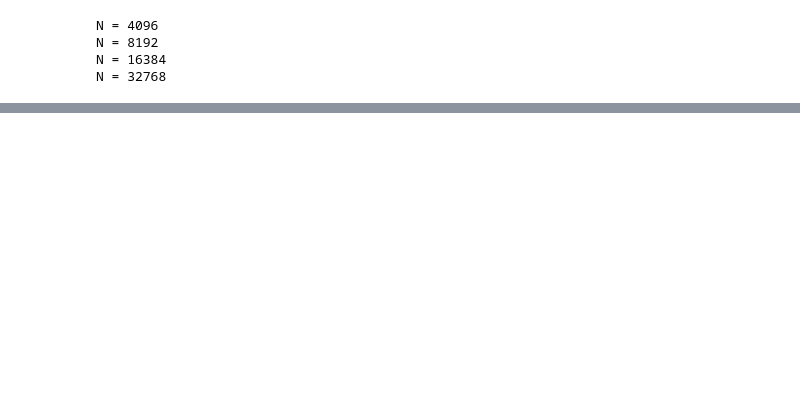
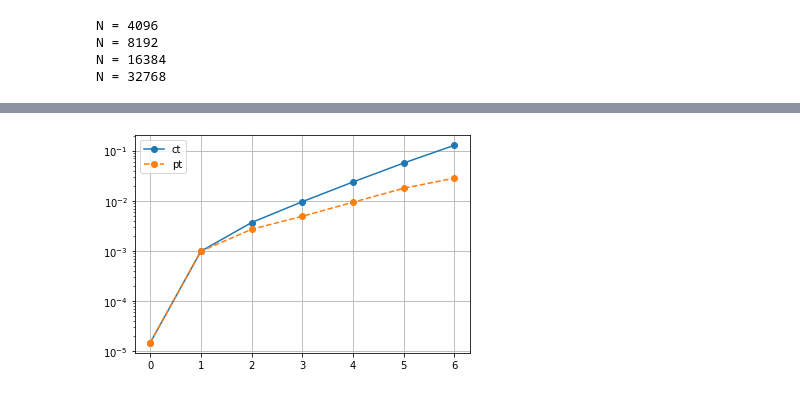
Before and after one commit to MartinNoc/SMiLe, a Jupyter notebook: demos/TenSEAL/noise_and_error.ipynb, the cells around one changed output, grey strips where cells are left out. Cells and saved outputs as stored; diff of their text form; code cells hidden in the pictures; blank space fills up the shorter version.

```diff
--- a/demos/TenSEAL/noise_and_error.ipynb
+++ b/demos/TenSEAL/noise_and_error.ipynb
@@ -257,0 +447,35 @@ Error: Session cannot generate requests
+# %%
+# SEAL Context
+N = 8192
+bits_scale = 26
+
+# Create TenSEAL context
+context = ts.context(
+    ts.SCHEME_TYPE.CKKS,
+    poly_modulus_degree=N,
+    coeff_mod_bit_sizes=[31, bits_scale, bits_scale, bits_scale, bits_scale, bits_scale, bits_scale, 31]
+)
+
+context.global_scale = pow(2, bits_scale)
+context.generate_galois_keys()
+# %%
+ones = np.ones(N//2)
+ones_enc = ts.ckks_vector(context, ones)
+copy_enc = ones_enc.copy()
+fresh_ct = ts.ckks_vector(context, ones)
+
+max_mults = 6
+
+ct_errors = []
+ct_errors.append(np.abs(ones_enc.decrypt() - np.full(N//2,1)).mean())
+pt_errors = ct_errors.copy()
+
+for _ in range(max_mults):
+    ones_enc *= ones_enc
+    ct_errors.append(np.abs(ones_enc.decrypt() - np.full(N//2,1)).mean())
+
+    copy_enc *= ones
+    pt_errors.append(np.abs(copy_enc.decrypt() - np.full(N//2,1)).mean())
+
+for i in range(len(ct_errors)):
+    print(i, ct_errors[i], pt_errors[i])
@@ -257,0 +490,9 @@ Error: Session cannot generate requests
+# %%
+plt.plot(ct_errors, "o-", label="ct")
+plt.plot(pt_errors, "o--", label="pt")
+plt.grid(True)
+plt.yscale("log")
+plt.legend()
+plt.show()
+# %% [output]
+[figure, added]
```
Also changed, not shown: parts of 54 cells of this notebook, 1 other file.
